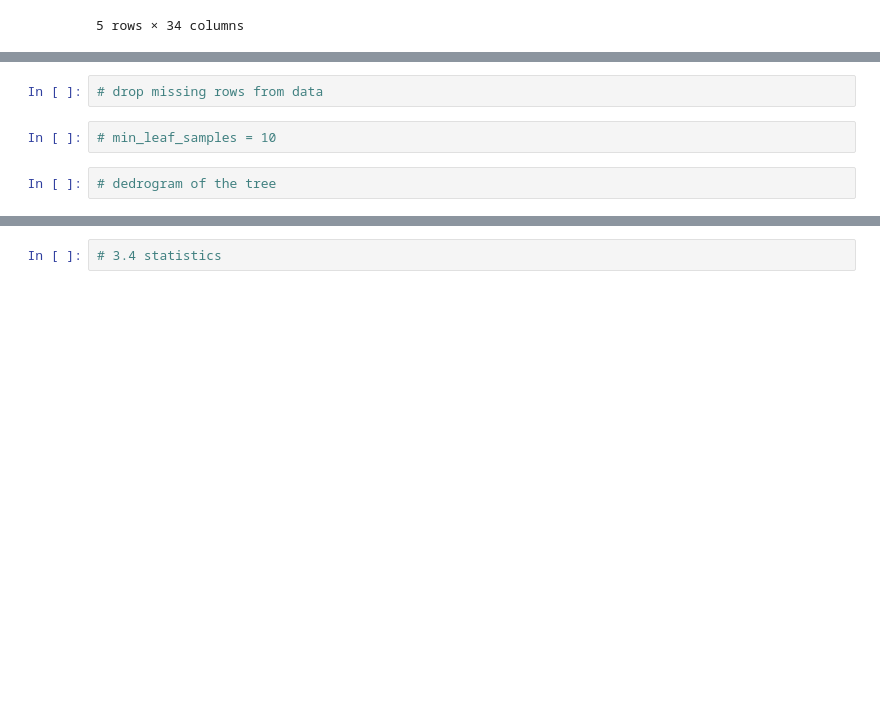
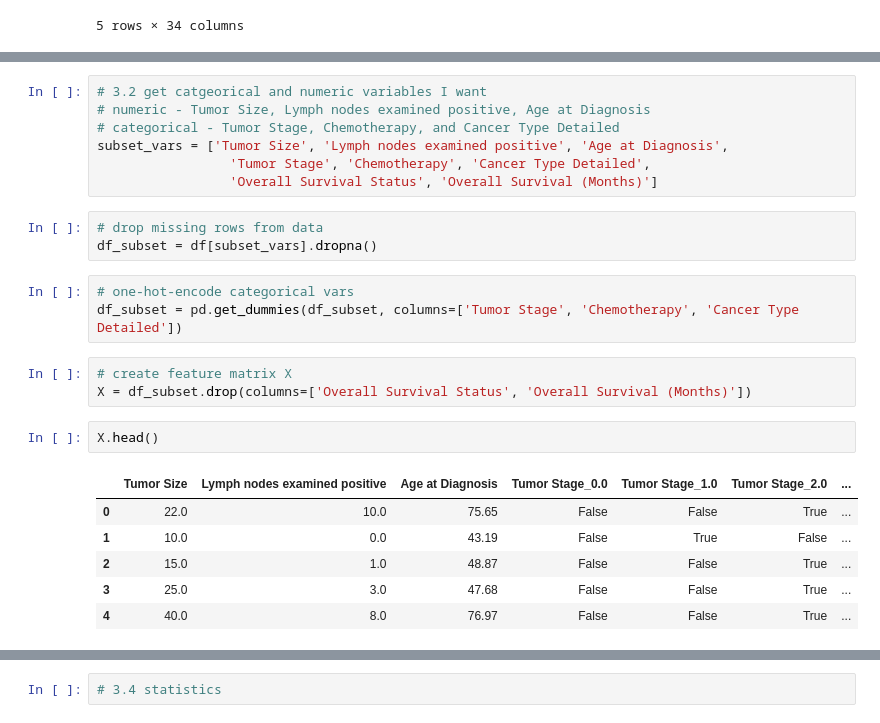
Before and after one commit to kpunsalan8/trees-KP, a Jupyter notebook: assignment/assignment.ipynb, the cells around one changed output, grey strips where cells are left out. Saved outputs shown, nothing was run; the diff lists cells and outputs as text; blank space fills up the shorter version.

```diff
--- a/assignment/assignment.ipynb
+++ b/assignment/assignment.ipynb
@@ -261,6 +255,25 @@ df.head()
+# %%
+# 3.2 get catgeorical and numeric variables I want
+# numeric - Tumor Size, Lymph nodes examined positive, Age at Diagnosis
+# categorical - Tumor Stage, Chemotherapy, and Cancer Type Detailed
+subset_vars = ['Tumor Size', 'Lymph nodes examined positive', 'Age at Diagnosis',
+                 'Tumor Stage', 'Chemotherapy', 'Cancer Type Detailed',
+                 'Overall Survival Status', 'Overall Survival (Months)']
 # %%
 # drop missing rows from data
+df_subset = df[subset_vars].dropna()
-# %%
-# min_leaf_samples = 10
-# %%
-# dedrogram of the tree
+# %%
+# one-hot-encode categorical vars
+df_subset = pd.get_dummies(df_subset, columns=['Tumor Stage', 'Chemotherapy', 'Cancer Type Detailed'])
+# %%
+# create feature matrix X
+X = df_subset.drop(columns=['Overall Survival Status', 'Overall Survival (Months)'])
+# %%
+X.head()
+# %% [output]
+|  | Tumor Size | Lymph nodes examined positive | Age at Diagnosis | Tumor Stage_0.0 | Tumor Stage_1.0 | Tumor Stage_2.0 | ... |
+| 0 | 22.0 | 10.0 | 75.65 | False | False | True | ... |
+| 1 | 10.0 | 0.0 | 43.19 | False | True | False | ... |
+| 2 | 15.0 | 1.0 | 48.87 | False | False | True | ... |
+| 3 | 25.0 | 3.0 | 47.68 | False | False | True | ... |
+| 4 | 40.0 | 8.0 | 76.97 | False | False | True | ... |
```
Also changed, not shown: parts of 7 cells of this notebook.
